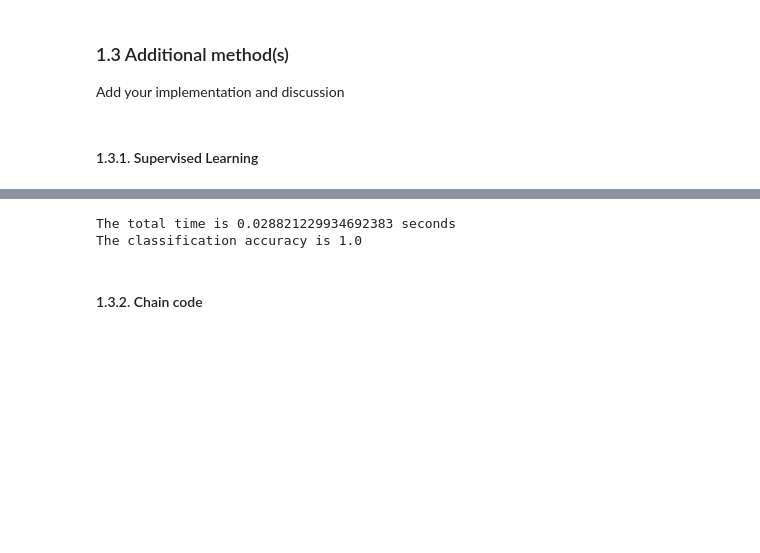
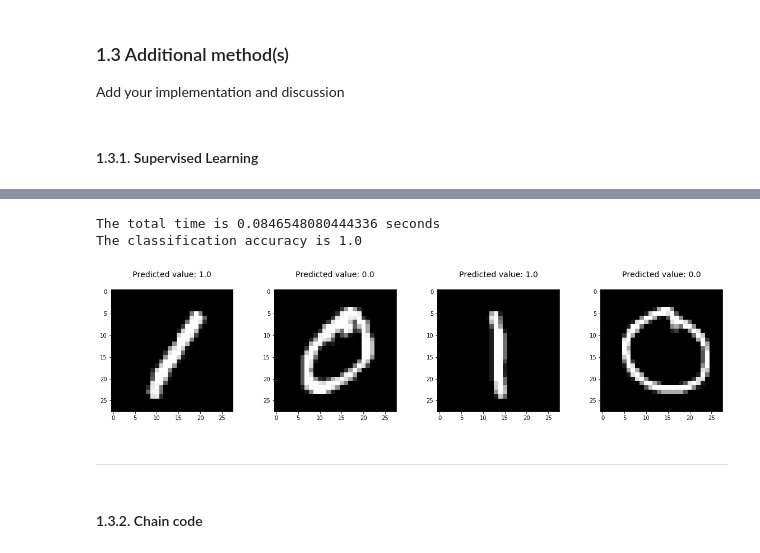
Before and after one commit to JelenaBanjac/image-analysis, a Jupyter notebook: labs/lab_02_object_description.ipynb, the cells around one changed output, grey strips where cells are left out. Saved outputs shown, nothing was run; the diff lists cells and outputs as text; code cells hidden in the pictures; blank space fills up the shorter version.

```diff
--- a/labs/lab_02_object_description.ipynb
+++ b/labs/lab_02_object_description.ipynb
@@ -274,24 +291,35 @@ for index, (image, label) in enumerate(zip(X_train[5:10], y_train[5:10])):
 # %%
 # Solution
-from time import time
-from sklearn.linear_model import LogisticRegression
+%matplotlib inline
 
 tic = time()
 
 # Fit a linear regression model (using trX)
 logistic_regr = LogisticRegression(solver='lbfgs')
 logistic_regr.fit(X_train, y_train)
+
+
+y_predicted = logistic_regr.predict(X_test)
+
+plt.figure(figsize=(20, 4))
+for index, (image, label) in enumerate(zip(X_test, y_predicted)):
+    plt.subplot(1, 4, index + 1)
+    plt.imshow(np.reshape(image, (28,28)), cmap=plt.cm.gray)
+    plt.title(f'Predicted value: {label}\n', fontsize = 14)
 
 # Compute the classification score
 score = logistic_regr.score(X_test, y_test)
 
 toc = time()
 
 print(f'The total time is {toc-tic} seconds ')
 print(f'The classification accuracy is {score}')
 # %% [output]
-The total time is 0.028821229934692383 seconds
+The total time is 0.0846548080444336 seconds
 The classification accuracy is 1.0
+[figure, added]
+# %% [markdown]
+---
 # %% [markdown]
 #### 1.3.2. Chain code
 # %% [markdown]
```
Also changed, not shown: parts of 37 cells of this notebook, 1 other file.
